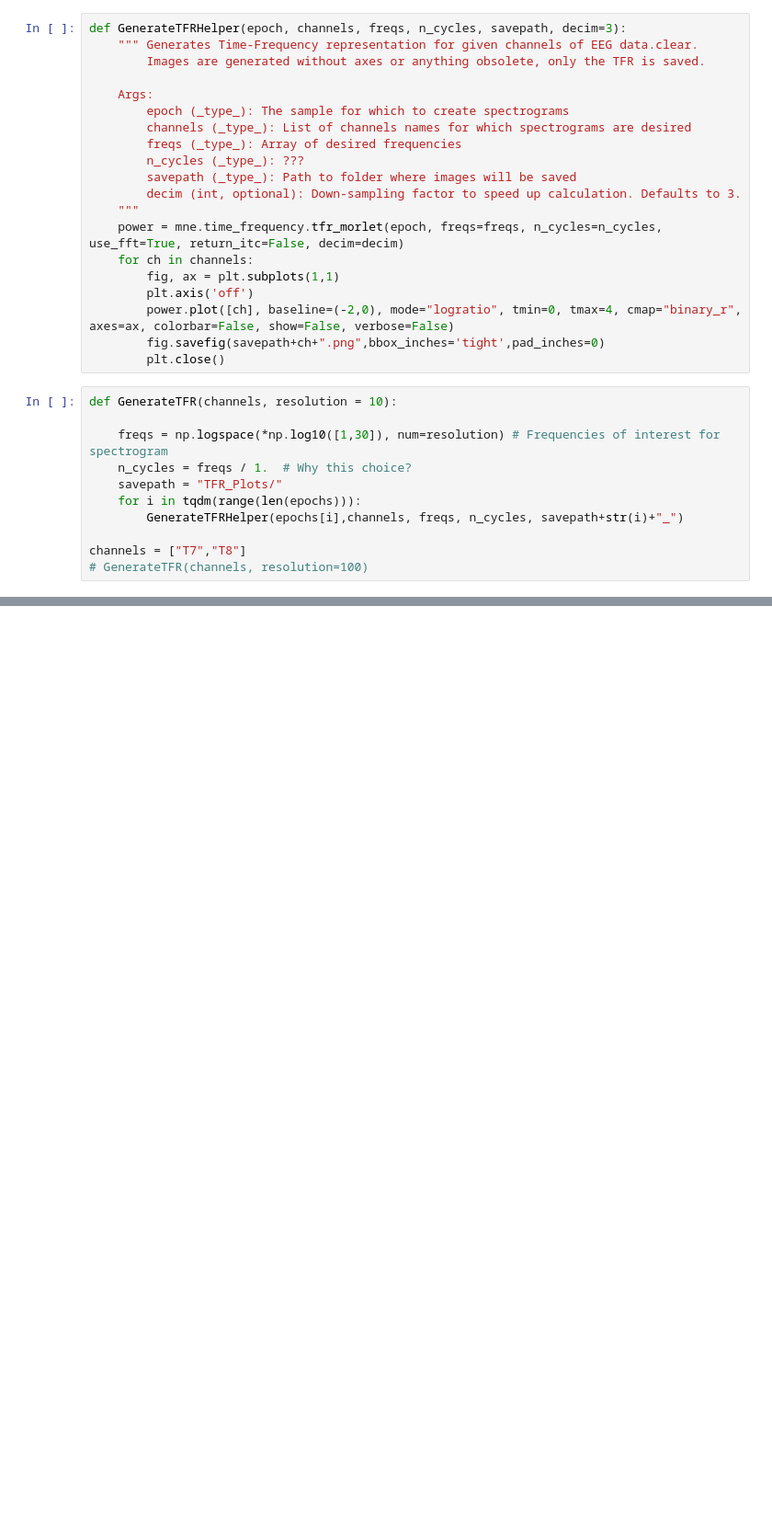
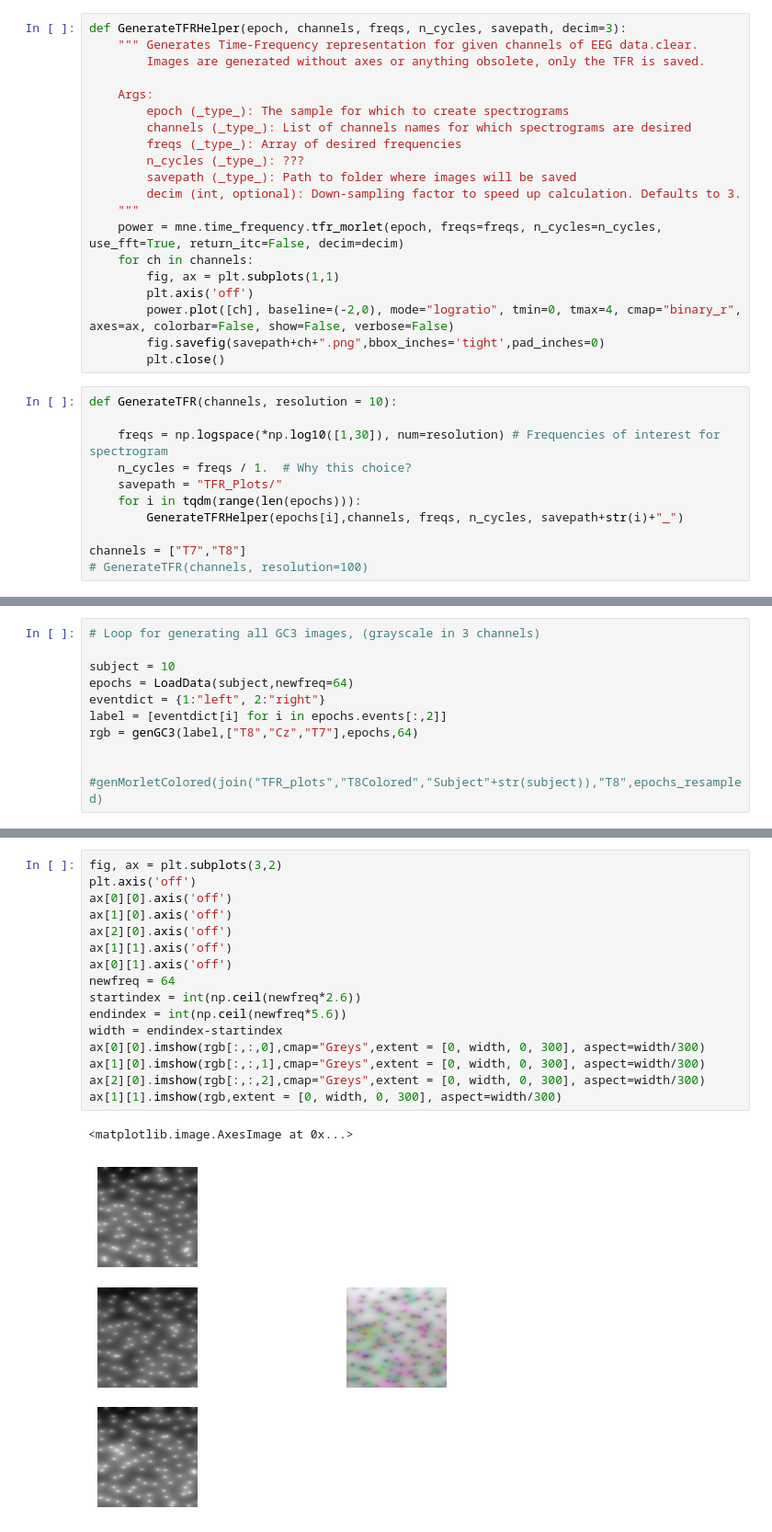
Before and after one commit to duedahl/LU_EEG_Classification, a Jupyter notebook: Visuals2.ipynb, the cells around one changed output, grey strips where cells are left out. Shown at 92% size. Drawn from its saved outputs; the diff is of its cells as text; blank space fills up the shorter version.

Commit message:
GC3 construction visual generation

```diff
--- a/Visuals2.ipynb
+++ b/Visuals2.ipynb
@@ -261,0 +305,11 @@ channels = ["T7","T8"]
+# %%
+# Loop for generating all GC3 images, (grayscale in 3 channels)
+
+subject = 10
+epochs = LoadData(subject,newfreq=64)
+eventdict = {1:"left", 2:"right"}
+label = [eventdict[i] for i in epochs.events[:,2]]
+rgb = genGC3(label,["T8","Cz","T7"],epochs,64)
+
+
+#genMorletColored(join("TFR_plots","T8Colored","Subject"+str(subject)),"T8",epochs_resampled)
@@ -261,0 +330,19 @@ channels = ["T7","T8"]
+# %%
+fig, ax = plt.subplots(3,2)
+plt.axis('off')
+ax[0][0].axis('off')
+ax[1][0].axis('off')
+ax[2][0].axis('off')
+ax[1][1].axis('off')
+ax[0][1].axis('off')
+newfreq = 64
+startindex = int(np.ceil(newfreq*2.6))
+endindex = int(np.ceil(newfreq*5.6))
+width = endindex-startindex
+ax[0][0].imshow(rgb[:,:,0],cmap="Greys",extent = [0, width, 0, 300], aspect=width/300)
+ax[1][0].imshow(rgb[:,:,1],cmap="Greys",extent = [0, width, 0, 300], aspect=width/300)
+ax[2][0].imshow(rgb[:,:,2],cmap="Greys",extent = [0, width, 0, 300], aspect=width/300)
+ax[1][1].imshow(rgb,extent = [0, width, 0, 300], aspect=width/300)
+# %% [output]
+<matplotlib.image.AxesImage at 0x...>
+[figure, added]
```
Also changed, not shown: parts of 4 cells of this notebook.
